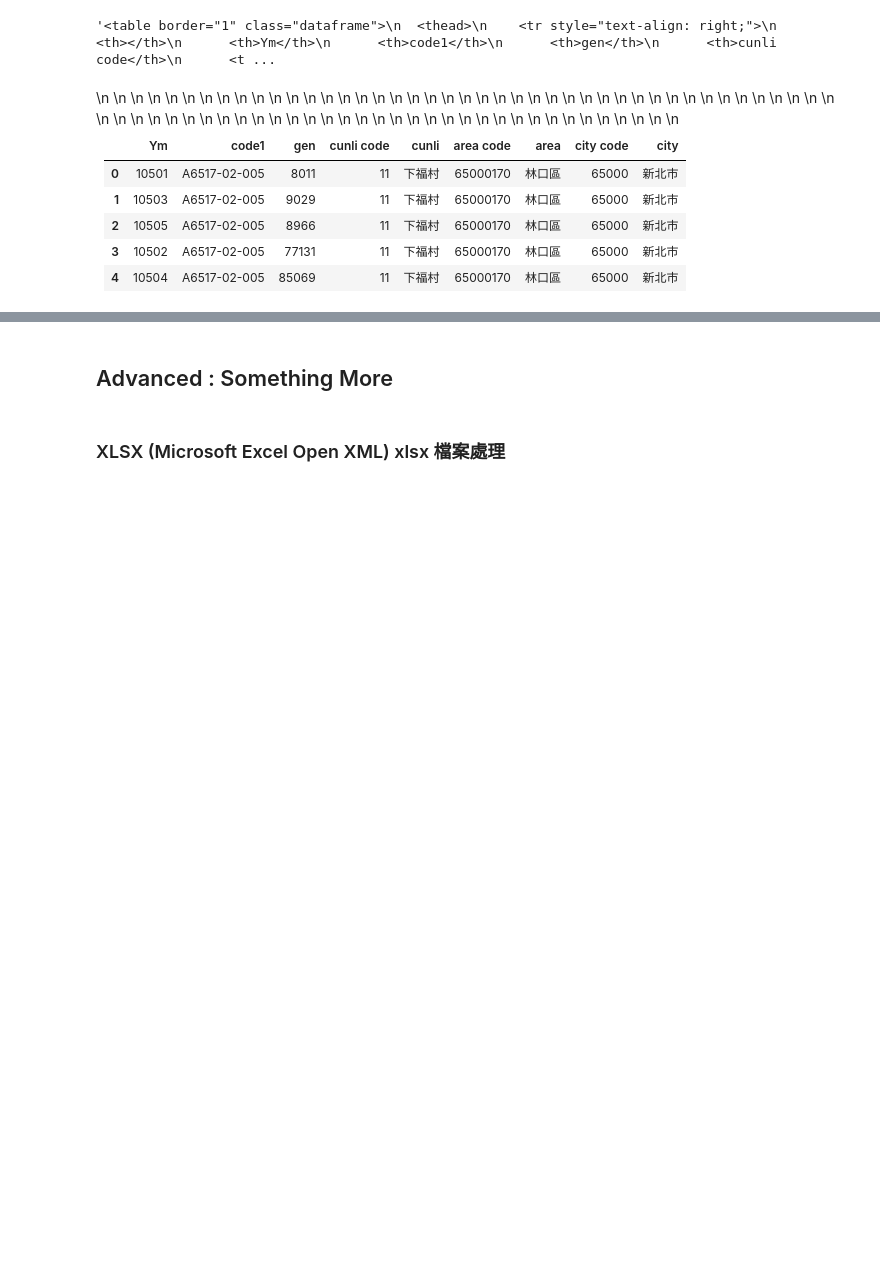
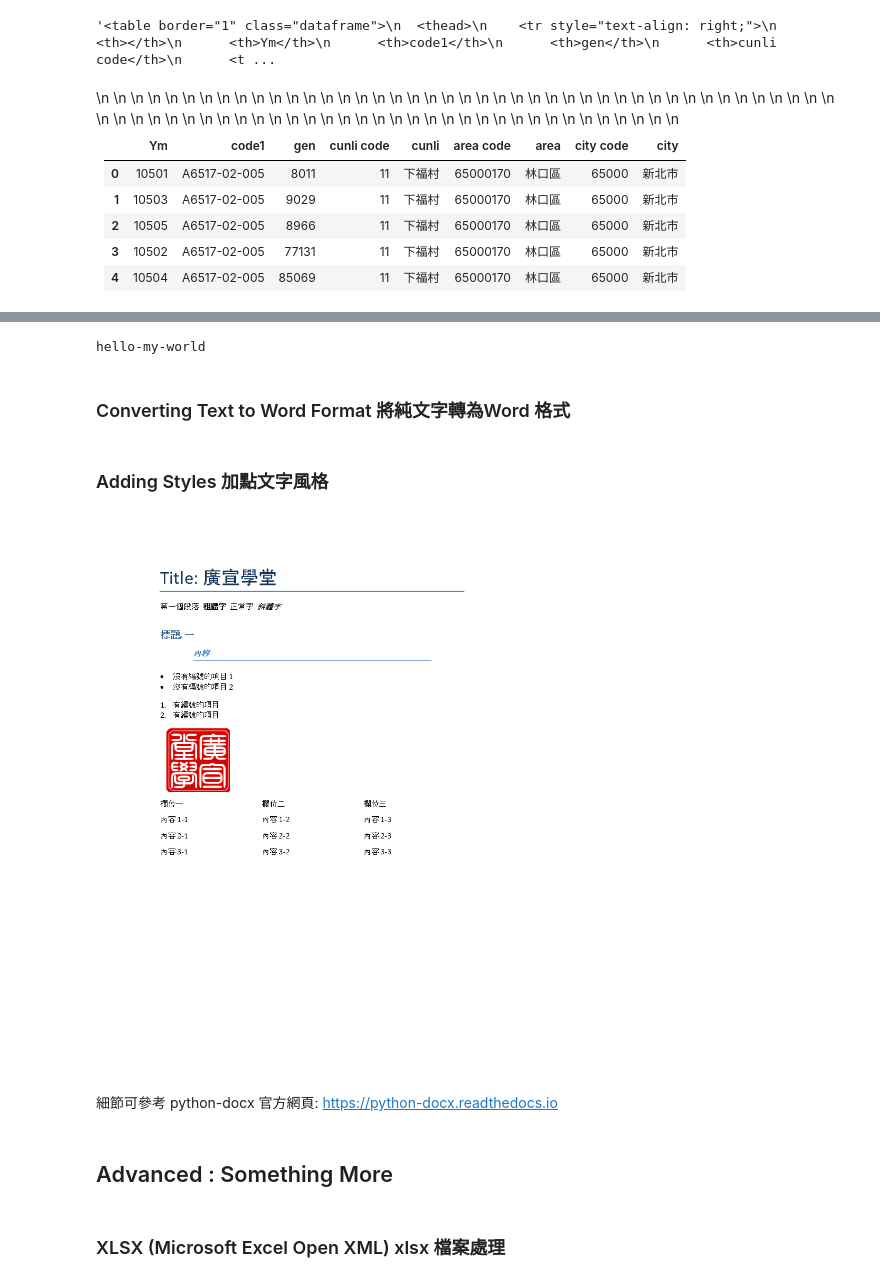
Before and after one commit to paulbroadmission/python_essentials, a Jupyter notebook: Python Essentials 6b - More about Python Input Output.ipynb, the cells around one changed output, grey strips where cells are left out. Saved outputs shown, nothing was run; the diff lists cells and outputs as text; code cells hidden in the pictures; blank space fills up the shorter version.

```diff
--- a/Python Essentials 6b - More about Python Input Output.ipynb
+++ b/Python Essentials 6b - More about Python Input Output.ipynb
@@ -443,0 +497,7 @@ html_content
+# %%
+abc = ['hello','my','world']
+print("-".join(abc))
+# %% [output]
+hello-my-world
+# %% [markdown]
+### Converting Text to Word Format  將純文字轉為Word 格式 ###
@@ -443,0 +510,2 @@ html_content
+# %% [markdown]
+### Adding Styles  加點文字風格 ###
@@ -444,3 +560,10 @@ html_content
+# %%
+from IPython.display import Image
+Image(filename='hello-style.png')
+# %% [output]
+[figure, added]
+# %% [markdown]
+細節可參考 python-docx 官方網頁: [https://python-docx.readthedocs.io](https://python-docx.readthedocs.io)
 # %% [markdown]
 ## Advanced : Something More ##
 # %% [markdown]
```
Also changed, not shown: parts of 9 cells of this notebook.
